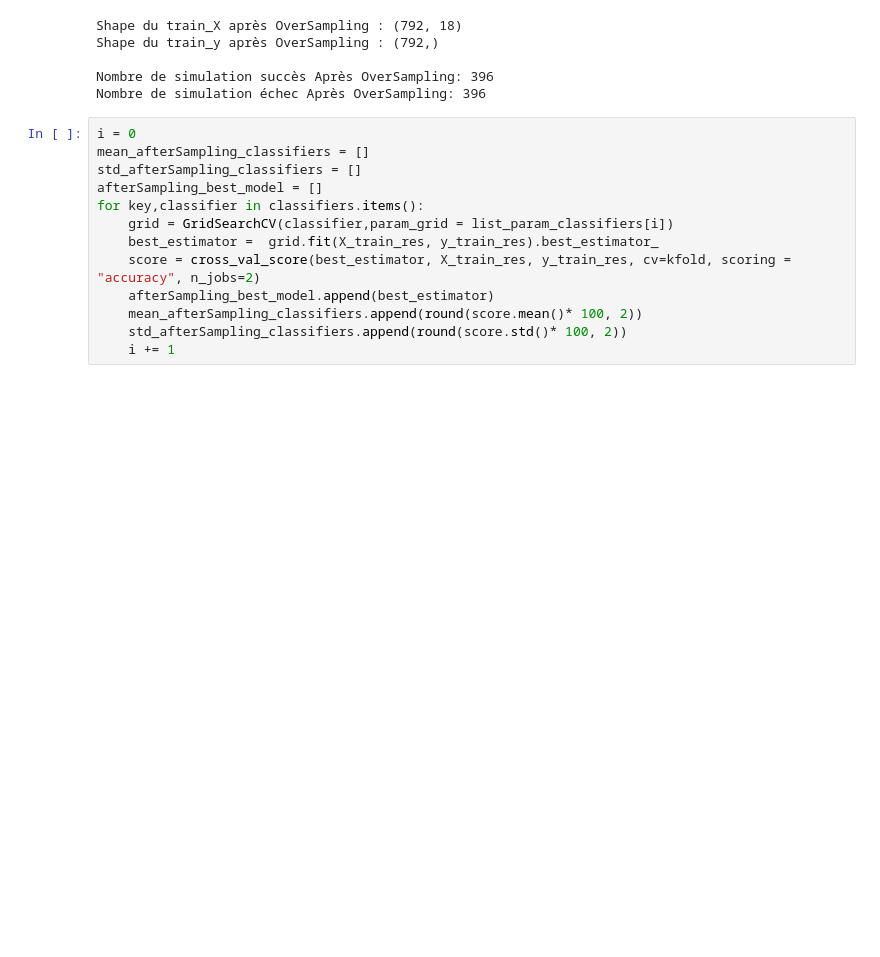
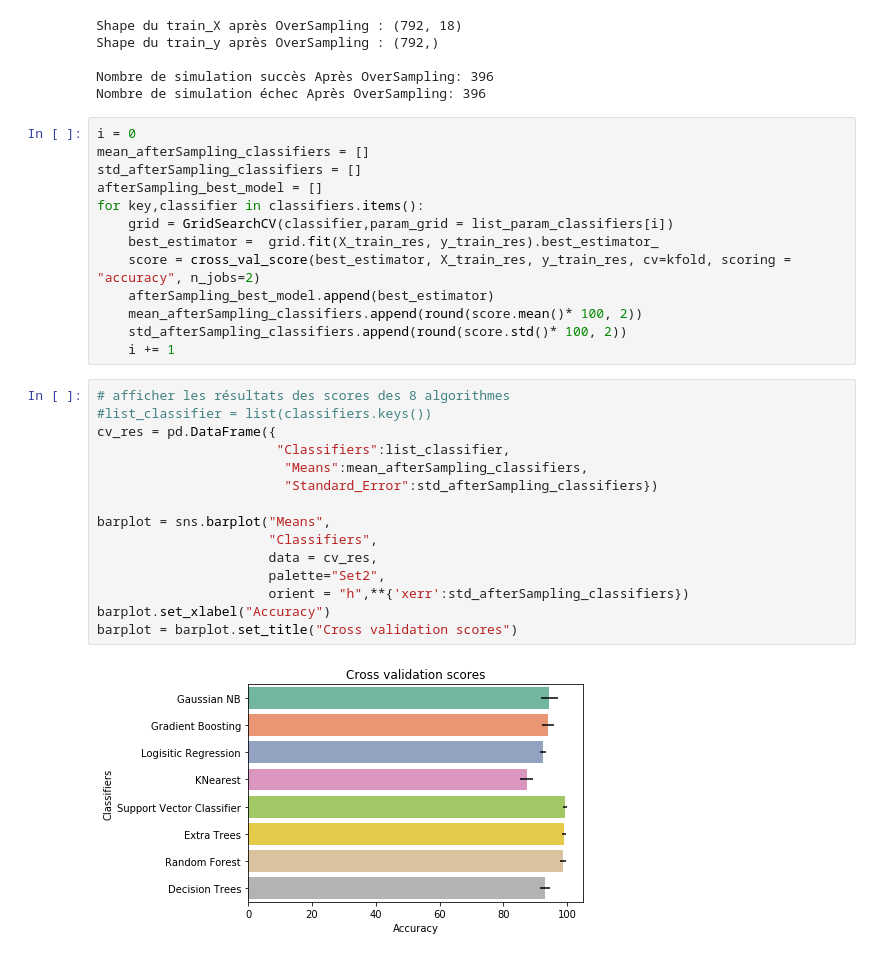
Before and after one commit to karidioulah/Climate-Model-Simulation-Crashes-Prediction, a Jupyter notebook: prediction_simulation_crashes.ipynb, the cells around one changed output. Drawn from its saved outputs; the diff is of its cells as text; blank space fills up the shorter version.

Commit message:
Comparing classifiers after resampling dataset

```diff
--- a/prediction_simulation_crashes.ipynb
+++ b/prediction_simulation_crashes.ipynb
@@ -867,3 +867,20 @@ for key,classifier in classifiers.items():
     mean_afterSampling_classifiers.append(round(score.mean()* 100, 2))
     std_afterSampling_classifiers.append(round(score.std()* 100, 2))
     i += 1
+# %%
+# afficher les résultats des scores des 8 algorithmes
+#list_classifier = list(classifiers.keys())
+cv_res = pd.DataFrame({
+                       "Classifiers":list_classifier,
+                        "Means":mean_afterSampling_classifiers,
+                        "Standard_Error":std_afterSampling_classifiers})
+
+barplot = sns.barplot("Means",
+                      "Classifiers",
+                      data = cv_res,
+                      palette="Set2",
+                      orient = "h",**{'xerr':std_afterSampling_classifiers})
+barplot.set_xlabel("Accuracy")
+barplot = barplot.set_title("Cross validation scores")
+# %% [output]
+[figure, added]
```
Also changed, not shown: parts of 3 cells of this notebook.
